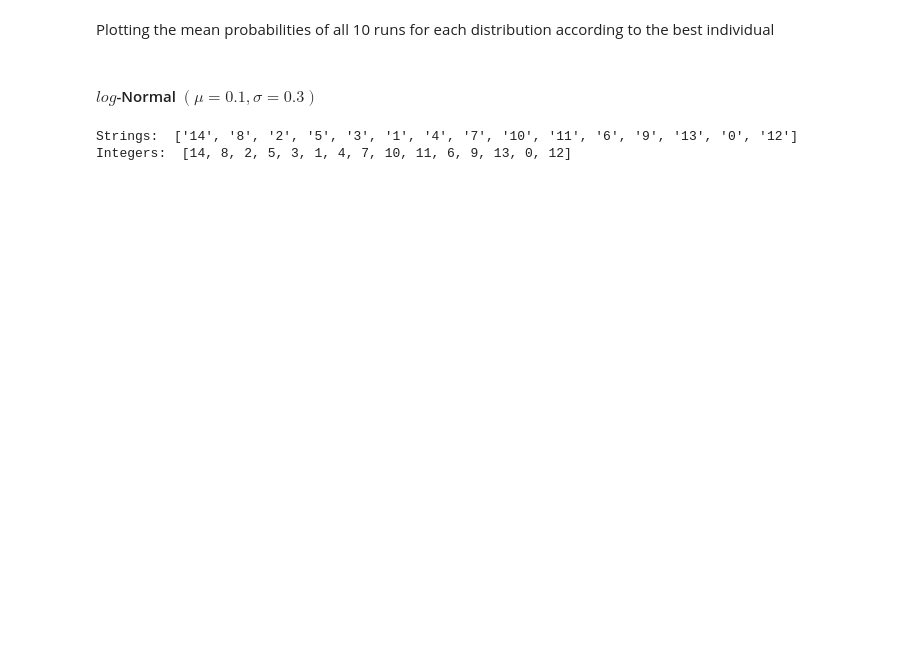
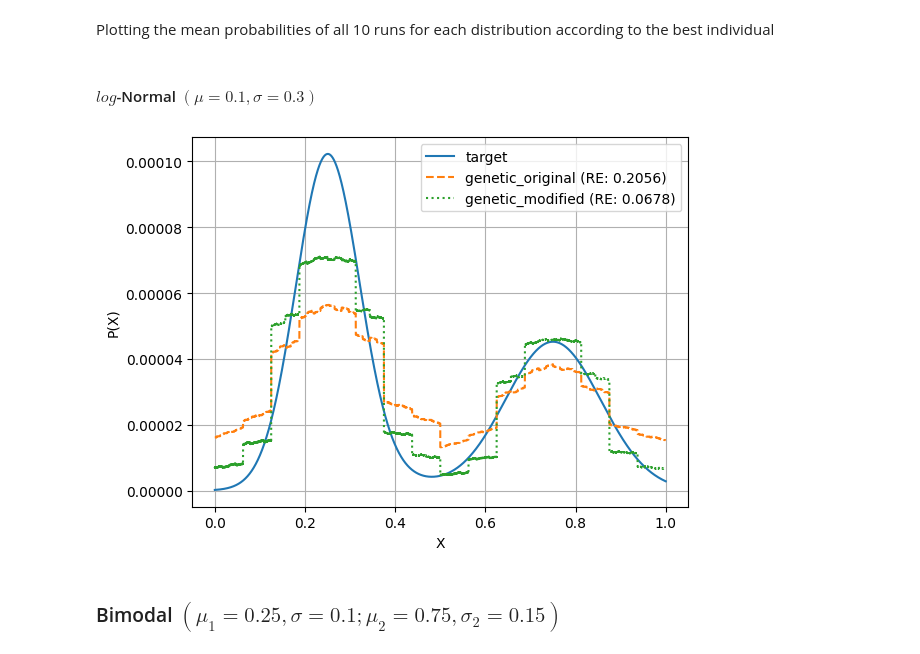
Before and after one commit to IsmaelCesar/sanches-modified, a Jupyter notebook: plots_genetic.ipynb, the cells around one changed output. Drawn from its saved outputs; the diff is of its cells as text; code cells hidden in the pictures; blank space fills up the shorter version.

Commit message:
results genetic

```diff
--- a/plots_genetic.ipynb
+++ b/plots_genetic.ipynb
@@ -101,11 +106,0 @@ modified_outputs = np.array(modified_outputs)
-# %%
-path = f"{RESULTS_DIR}/lognormal_order_scramble/run_1/csv/original_best_individual_15qb_0.05eps.csv"
-
-df = pd.read_csv(path, header=None)
-digits = re.findall(r"\d+", df.iloc[-1].values[0])
-print("Strings: ", digits)
-digits = [int(d) for d in digits]
-print("Integers: ", digits)
-# %% [output]
-Strings:  ['14', '8', '2', '5', '3', '1', '4', '7', '10', '11', '6', '9', '13', '0', '12']
-Integers:  [14, 8, 2, 5, 3, 1, 4, 7, 10, 11, 6, 9, 13, 0, 12]
@@ -121,0 +107,34 @@ plt.xlabel("X")
+# %%
+n_runs = 10
+num_qubits = 15
+eps = 0.05
+dist_name = "lognormal"
+x_op = "order"
+mut_op = "scramble"
+
+original_outputs, modified_outputs = compute_best_individual(target_state, n_runs, num_qubits, eps, dist_name, x_op, mut_op)
+# %%
+target_freqs = np.abs(target_state)**2 + 1e-7
+
+freqs_original = np.abs(original_outputs)**2
+freqs_modified = np.abs(modified_outputs)**2
+
+mean_original = np.mean(freqs_original, axis=0) + 1e-7
+mean_modified = np.mean(freqs_modified, axis=0) + 1e-7
+
+og_entropy = entropy(mean_original, target_freqs)
+mod_entropy = entropy(mean_modified, target_freqs)
+
+x = np.linspace(*x_points, num=2**num_qubits)
+
+plt.plot(x, target_freqs, label="target")
+plt.plot(x, mean_original, "--",label=f"genetic_original (RE: {round(og_entropy, 4)})")
+plt.plot(x, mean_modified,":", label=f"genetic_modified (RE: {round(mod_entropy, 4)})")
+plt.legend(loc="best")
+plt.ylabel("P(X)")
+plt.xlabel("X")
+plt.grid()
+# %% [output]
+[figure, added]
+# %% [markdown]
+### Bimodal $(\mu_1 = 0.25, \sigma = 0.1 ; \mu_2 = 0.75, \sigma_2 = 0.15)$
```
Also changed, not shown: parts of 16 cells of this notebook, 1 other file.
